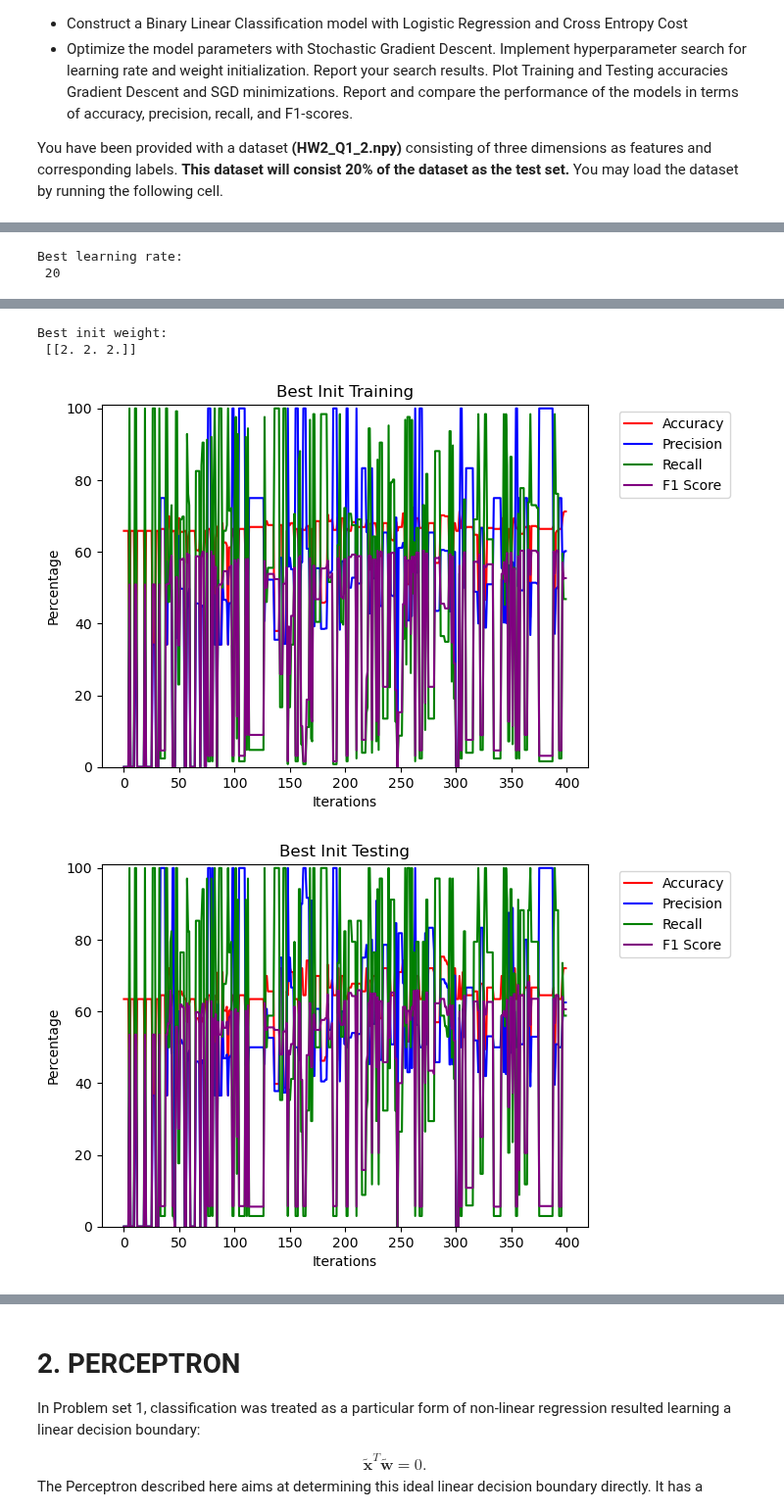
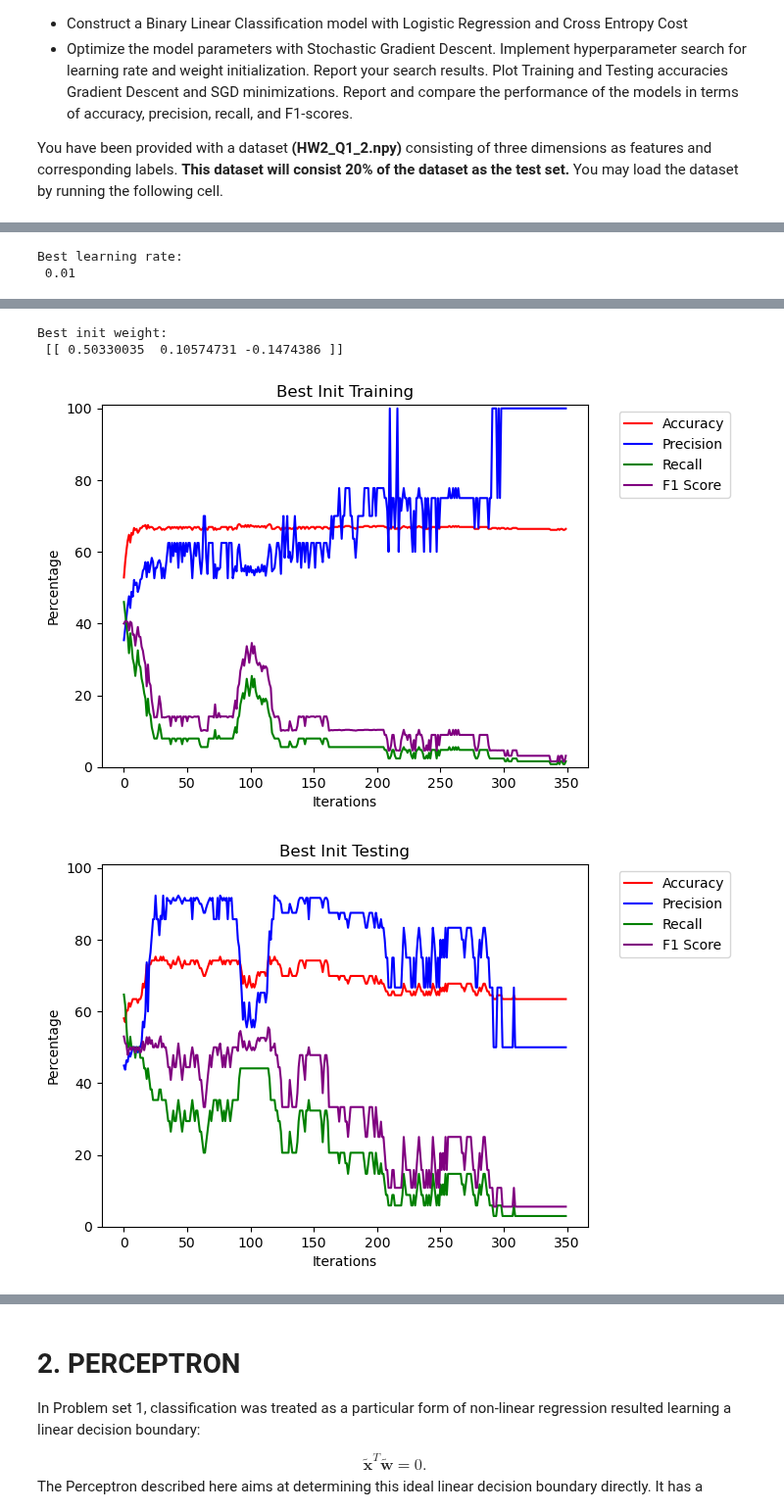
Before and after one commit to MustafaKrc/LFD24, a Jupyter notebook: Binary Linear Classification with Logistic Regression and Perceptron (With SGD)/Homework-3.ipynb, the cells around one changed output, grey strips where cells are left out. Shown at 98% size. Saved outputs shown, nothing was run; the diff lists cells and outputs as text; code cells hidden in the pictures.

```diff
--- a/Binary Linear Classification with Logistic Regression and Perceptron (With SGD)/Homework-3.ipynb
+++ b/Binary Linear Classification with Logistic Regression and Perceptron (With SGD)/Homework-3.ipynb
@@ -268,7 +268,7 @@ def plotParamSearch(param_name, param_list, model, init, method, args, legend =
         if isinstance(test_metrics, list):
             test_acc = np.array(test_metrics, dtype=object)[:, 0]
         elif isinstance(test_metrics, tuple):
-            test_acc = np.array(test_metrics[-1], dtype=object)[:, 0]
+            test_acc = np.array(test_metrics[0], dtype=object)[:, 0]
         if test_acc[-1] > max_acc:
             max_acc = test_acc[-1]
             best_param = param
@@ -568,7 +568,7 @@ best_w = plotParamSearch("init weight", weights, LogisticRegression,
                 })
 
 best_model_ce = LogisticRegression(x_train_scaled, y_train, x_test_scaled, y_test, lr = best_lr, init_weights = best_w) # best initialization
-best_train_acc_CE, best_test_acc_CE = best_model_ce.train_binary_classification_cross_entropy(iterations = 400)
+best_train_acc_CE, best_test_acc_CE = best_model_ce.train_binary_classification_cross_entropy(iterations = 350)
 
 plotMetrics(best_train_acc_CE, 'Iterations', 'Percentage', 'Best Init Training')
 plotMetrics(best_test_acc_CE, 'Iterations', 'Percentage', 'Best Init Testing')
@@ -584,2 +584,2 @@ reportMetrics(best_test_acc_CE, False)
 Best learning rate:
- 20
+ 0.01
@@ -587,7 +587,7 @@ Best learning rate:
 Best init weight:
- [[2. 2. 2.]]
+ [[ 0.50330035  0.10574731 -0.1474386 ]]
-[figure, old version]
+[figure, new version]
-[figure, old version]
+[figure, new version]
 The table of the final training metrics:
 | Metric     | Train                | Test                 |
 +------------+----------------------+----------------------+
```
Also changed, not shown: parts of 1 cell of this notebook.
